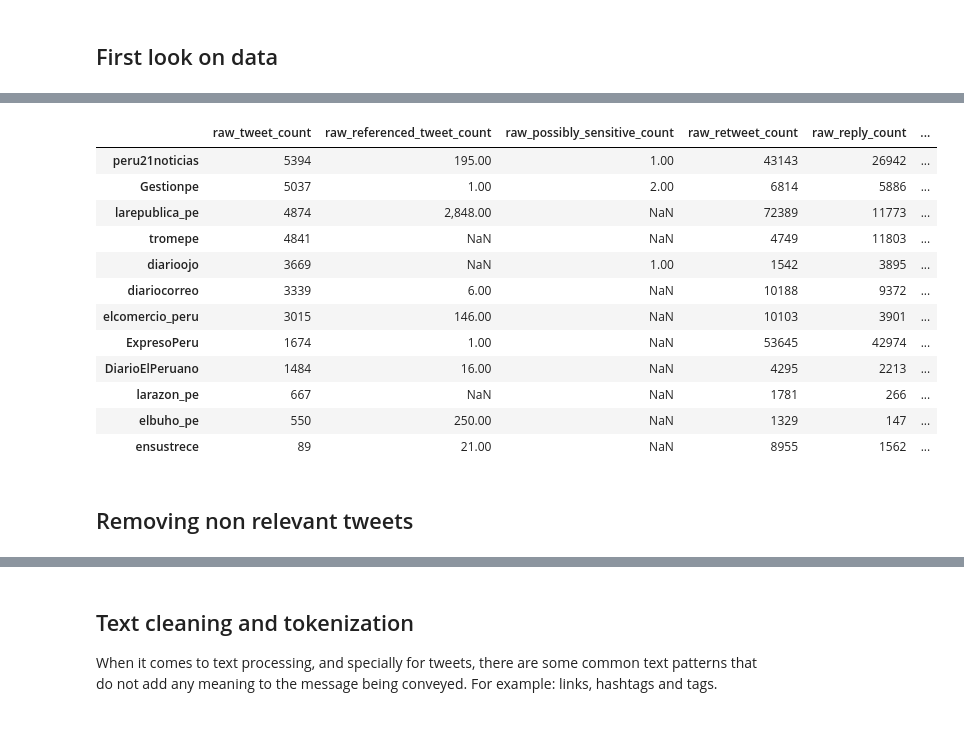
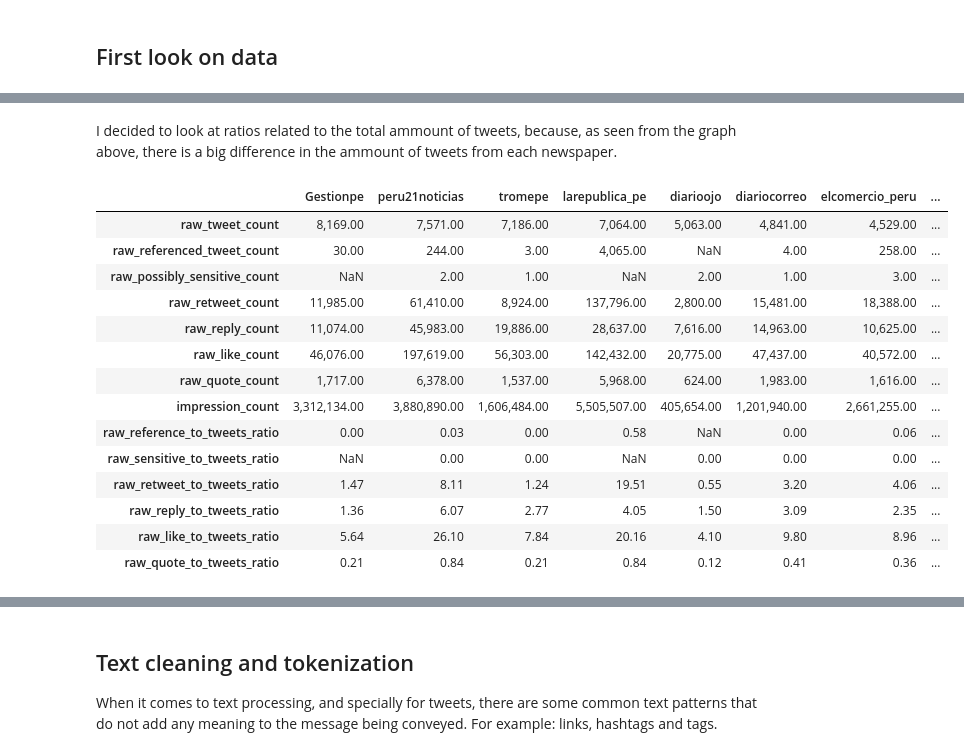
Before and after one commit to drearondov/NLP-newspapersAnalysis, a Jupyter notebook: notebooks/1-dataCleaning.ipynb, the cells around one changed output, grey strips where cells are left out. Saved outputs shown, nothing was run; the diff lists cells and outputs as text; code cells hidden in the pictures; blank space fills up the shorter version.

```diff
--- a/notebooks/1-dataCleaning.ipynb
+++ b/notebooks/1-dataCleaning.ipynb
@@ -84,11 +80,11 @@ with open(f'{BASE_DIR}/data/raw/newspapers_id.json', 'r') as read_file:
     newspapers_id = json.load(read_file)
 # %%
 newspaper_df_list = []
-WEEKS = [35, 36, 37]
+TIME_STAMPS = [(2022, 35), (2022, 40), (2022, 45), (2022, 50), (2023, 3)]
 
-for newspaper, week in product(newspapers_id, WEEKS):
+for newspaper, (year, week) in product(newspapers_id, TIME_STAMPS):
 
-    with open(f'{BASE_DIR}/data/raw/2022w{week}_data_{newspaper}.json', 'r') as read_file:
+    with open(f'{BASE_DIR}/data/raw/{year}w{week}_data_{newspaper}.json', 'r') as read_file:
         json_file = json.load(read_file)
 
     json_data = json_file["data"]
@@ -207,21 +202,23 @@ data_stats["raw_retweet_to_tweets_ratio"] = data_stats["raw_retweet_count"]/data
 data_stats["raw_reply_to_tweets_ratio"] = data_stats["raw_reply_count"]/data_stats["raw_tweet_count"]
 data_stats["raw_like_to_tweets_ratio"] = data_stats["raw_like_count"]/data_stats["raw_tweet_count"]
 data_stats["raw_quote_to_tweets_ratio"] = data_stats["raw_quote_count"]/data_stats["raw_tweet_count"]
+# %% [markdown]
+I decided to look at ratios related to the total ammount of tweets, because, as seen from the graph above, there is a big difference in the ammount of tweets from each newspaper.
 # %%
-data_stats
+data_stats.T
 # %% [output]
-|  | raw_tweet_count | raw_referenced_tweet_count | raw_possibly_sensitive_count | raw_retweet_count | raw_reply_count | ... |
-| peru21noticias | 5394 | 195.00 | 1.00 | 43143 | 26942 | ... |
-| Gestionpe | 5037 | 1.00 | 2.00 | 6814 | 5886 | ... |
-| larepublica_pe | 4874 | 2,848.00 | NaN | 72389 | 11773 | ... |
-| tromepe | 4841 | NaN | NaN | 4749 | 11803 | ... |
-| diarioojo | 3669 | NaN | 1.00 | 1542 | 3895 | ... |
-| diariocorreo | 3339 | 6.00 | NaN | 10188 | 9372 | ... |
-| elcomercio_peru | 3015 | 146.00 | NaN | 10103 | 3901 | ... |
-| ExpresoPeru | 1674 | 1.00 | NaN | 53645 | 42974 | ... |
-| DiarioElPeruano | 1484 | 16.00 | NaN | 4295 | 2213 | ... |
-| larazon_pe | 667 | NaN | NaN | 1781 | 266 | ... |
-| elbuho_pe | 550 | 250.00 | NaN | 1329 | 147 | ... |
-| ensustrece | 89 | 21.00 | NaN | 8955 | 1562 | ... |
+|  | Gestionpe | peru21noticias | tromepe | larepublica_pe | diarioojo | diariocorreo | elcomercio_peru | ... |
+| raw_tweet_count | 8,169.00 | 7,571.00 | 7,186.00 | 7,064.00 | 5,063.00 | 4,841.00 | 4,529.00 | ... |
+| raw_referenced_tweet_count | 30.00 | 244.00 | 3.00 | 4,065.00 | NaN | 4.00 | 258.00 | ... |
+| raw_possibly_sensitive_count | NaN | 2.00 | 1.00 | NaN | 2.00 | 1.00 | 3.00 | ... |
+| raw_retweet_count | 11,985.00 | 61,410.00 | 8,924.00 | 137,796.00 | 2,800.00 | 15,481.00 | 18,388.00 | ... |
+| raw_reply_count | 11,074.00 | 45,983.00 | 19,886.00 | 28,637.00 | 7,616.00 | 14,963.00 | 10,625.00 | ... |
+| raw_like_count | 46,076.00 | 197,619.00 | 56,303.00 | 142,432.00 | 20,775.00 | 47,437.00 | 40,572.00 | ... |
+| raw_quote_count | 1,717.00 | 6,378.00 | 1,537.00 | 5,968.00 | 624.00 | 1,983.00 | 1,616.00 | ... |
+| impression_count | 3,312,134.00 | 3,880,890.00 | 1,606,484.00 | 5,505,507.00 | 405,654.00 | 1,201,940.00 | 2,661,255.00 | ... |
+| raw_reference_to_tweets_ratio | 0.00 | 0.03 | 0.00 | 0.58 | NaN | 0.00 | 0.06 | ... |
+| raw_sensitive_to_tweets_ratio | NaN | 0.00 | 0.00 | NaN | 0.00 | 0.00 | 0.00 | ... |
+| raw_retweet_to_tweets_ratio | 1.47 | 8.11 | 1.24 | 19.51 | 0.55 | 3.20 | 4.06 | ... |
+| raw_reply_to_tweets_ratio | 1.36 | 6.07 | 2.77 | 4.05 | 1.50 | 3.09 | 2.35 | ... |
+| raw_like_to_tweets_ratio | 5.64 | 26.10 | 7.84 | 20.16 | 4.10 | 9.80 | 8.96 | ... |
+| raw_quote_to_tweets_ratio | 0.21 | 0.84 | 0.21 | 0.84 | 0.12 | 0.41 | 0.36 | ... |
-# %% [markdown]
-## Removing non relevant tweets
```
Also changed, not shown: parts of 43 cells of this notebook, 16 other files.
